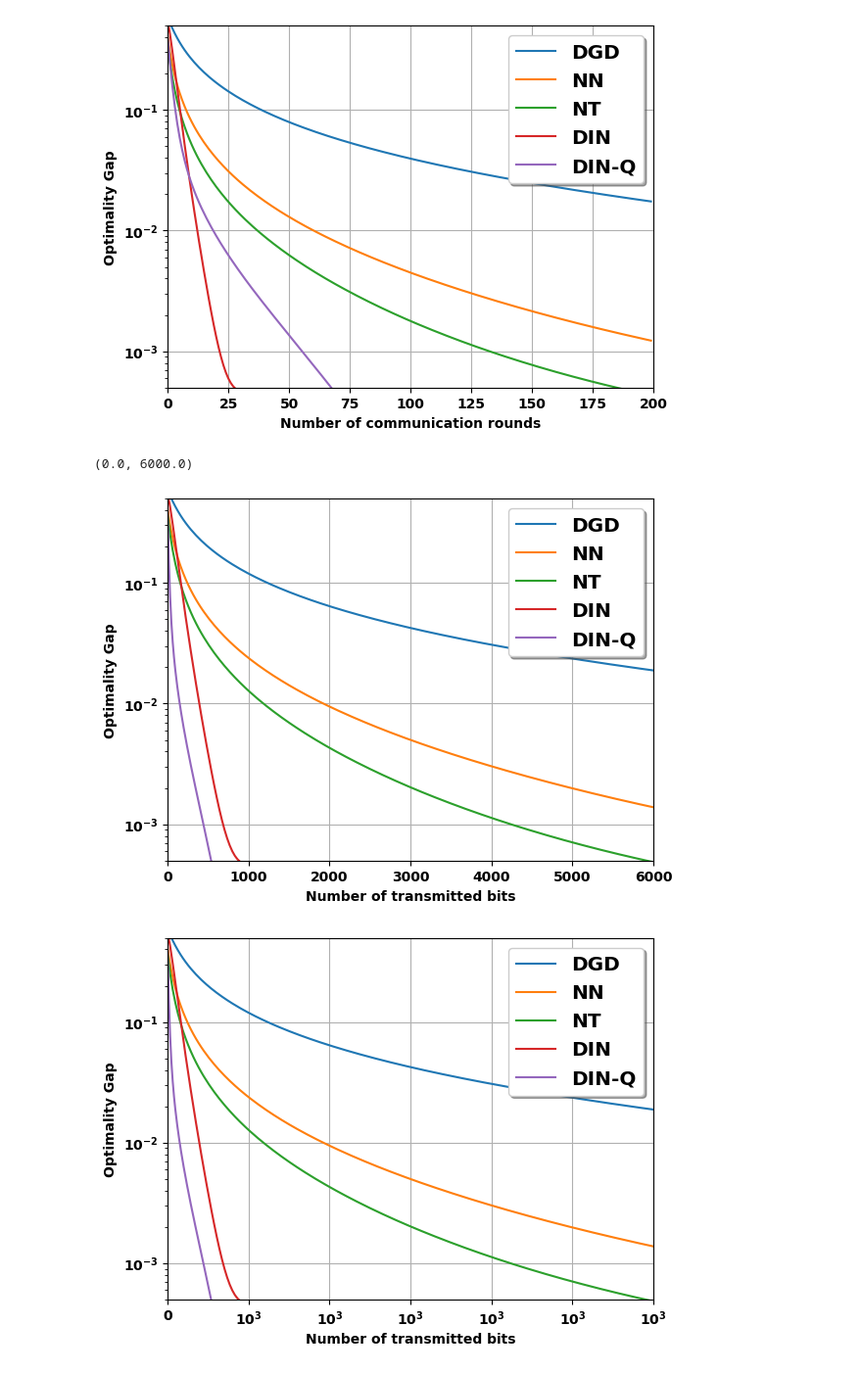
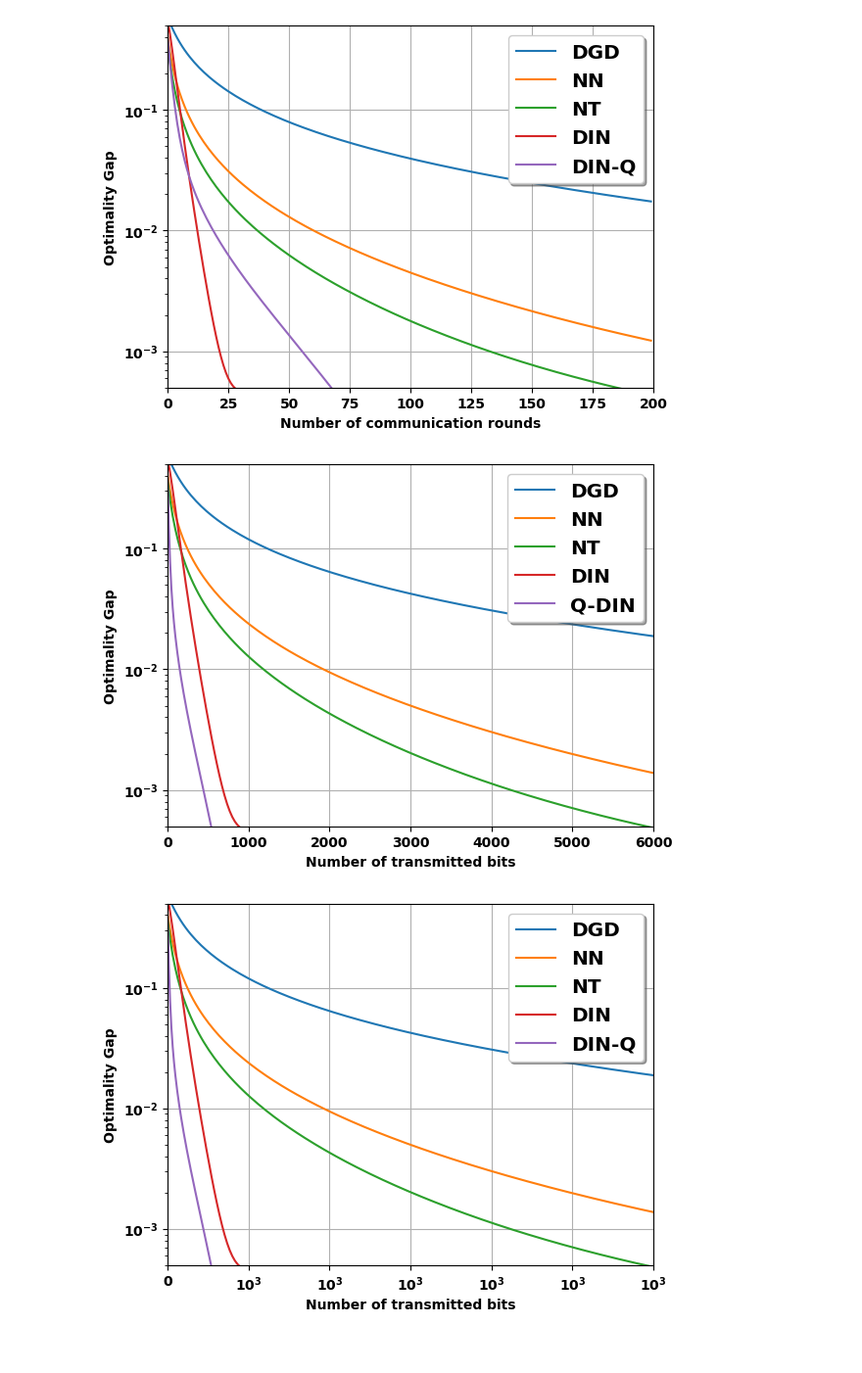
Before and after one commit to abdulmomen-ghalkha/Spectrum-Sensing, a Jupyter notebook: DNN/plotting.ipynb, the cells around one changed output. Shown: that part at 98% size. Cells and saved outputs as stored; diff of their text form; code cells hidden in the pictures.

```diff
--- a/DNN/plotting.ipynb
+++ b/DNN/plotting.ipynb
@@ -74,32 +74,31 @@ plt.savefig("Optimality Gap.pdf")
 # %%
 import matplotlib.ticker as ticker
 
 x = [32 * i  for i in range(0, 200)]
 x_q = [8 * i  for i in range(0, 200)]
 plt.semilogy(x, op_gap_dsgd, label='DGD') # Descentralized Gradient Descent
 plt.semilogy(x, op_gap_nn, label='NN') # Network Newton
 plt.semilogy(x, op_gap_newton_tracking, label='NT') # Newton Tracking
 plt.semilogy(x, op_gap_dnl, label='DIN') # Ours
-plt.semilogy(x_q, op_gap_dnl_q, label='DIN-Q') # Ours
+plt.semilogy(x_q, op_gap_dnl_q, label='Q-DIN') # Ours
 
 def scientific_formatter(x, pos):
     # Format as 10^x
     return r'${10^{%d}}$' % np.log10(x) if x > 0 else '0'
 
 plt.xlabel('Number of transmitted bits')
 plt.ylabel('Optimality Gap')
 legend = plt.legend(loc='upper right', shadow=True, fontsize='x-large')
 plt.grid(True)
 plt.ylim([5 * 10**(-4),0.5])
 plt.xlim([0, 6000])
 # Apply the custom formatter to the x-axis
 #plt.ticklabel_format(style='sci', axis='x', scilimits=(1,1))
 
 #plt.ticklabel_format(style='sci', axis='x', scilimits=(1,1))
-#plt.savefig("Optimality Gap.pdf")
+plt.savefig("OptimalityGap_bits.pdf")
 # %% [output]
-(0.0, 6000.0)
-[figure, old version]
+[figure, new version]
 # %%
 import matplotlib as mpl
 import matplotlib.pyplot as plt
```
Also changed, not shown: parts of 3 cells of this notebook, 3 other files.
